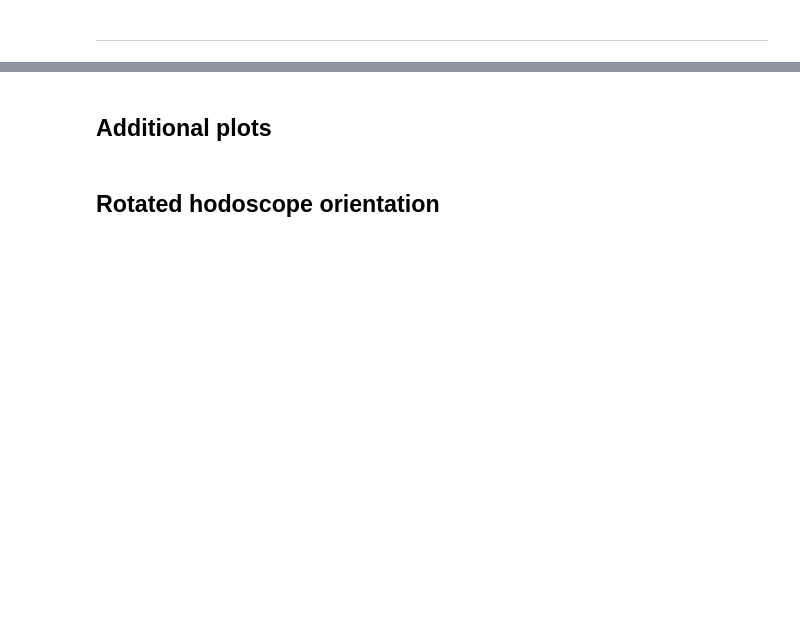
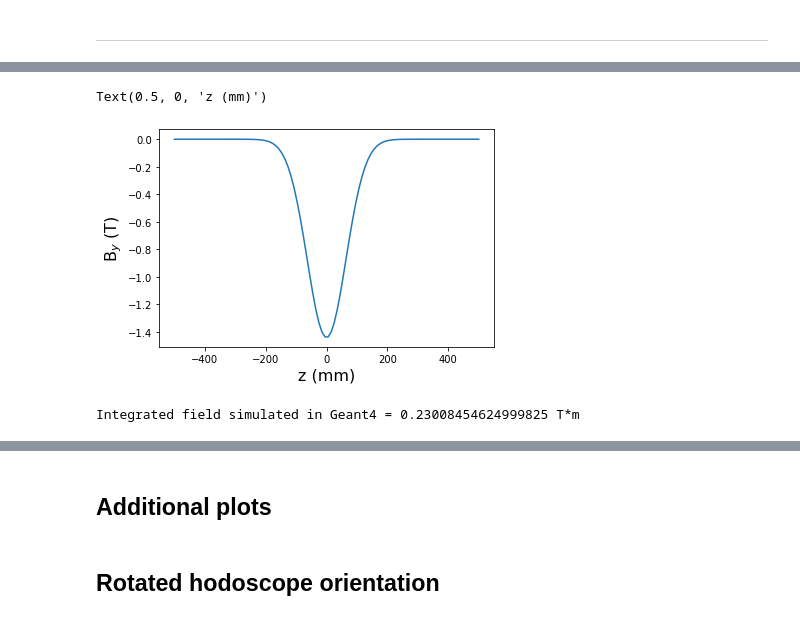
Before and after one commit to jerenner/T9BeamTestAna, a Jupyter notebook: python/new_analysis/hodoscope/field_calculations.ipynb, the cells around one changed output, grey strips where cells are left out. Cells and saved outputs as stored; diff of their text form; code cells hidden in the pictures; blank space fills up the shorter version.

```diff
--- a/python/new_analysis/hodoscope/field_calculations.ipynb
+++ b/python/new_analysis/hodoscope/field_calculations.ipynb
@@ -237,0 +362,18 @@ p_LG
+# %%
+# Geant4 field
+z = np.linspace(-500,500,100)
+fwhm_to_sigma = (2*(2*np.log(2))**0.5)
+sigma = 150 / fwhm_to_sigma
+bfield = -1.441*np.exp(-z**2/(2*sigma**2))
+plt.plot(z,bfield)
+plt.ylabel("B$_y$ (T)",fontsize=16)
+plt.xlabel("z (mm)",fontsize=16)
+#print(f"FWHM to sigma conversion factor: {fwhm_to_sigma}")
+# %% [output]
+Text(0.5, 0, 'z (mm)')
+[figure, added]
+# %%
+Bd_sim = np.trapz(z,bfield)/1000
+print(f"Integrated field simulated in Geant4 = {Bd_sim} T*m")
+# %% [output]
+Integrated field simulated in Geant4 = 0.23008454624999825 T*m
```
Also changed, not shown: parts of 18 cells of this notebook, 3 other files.
